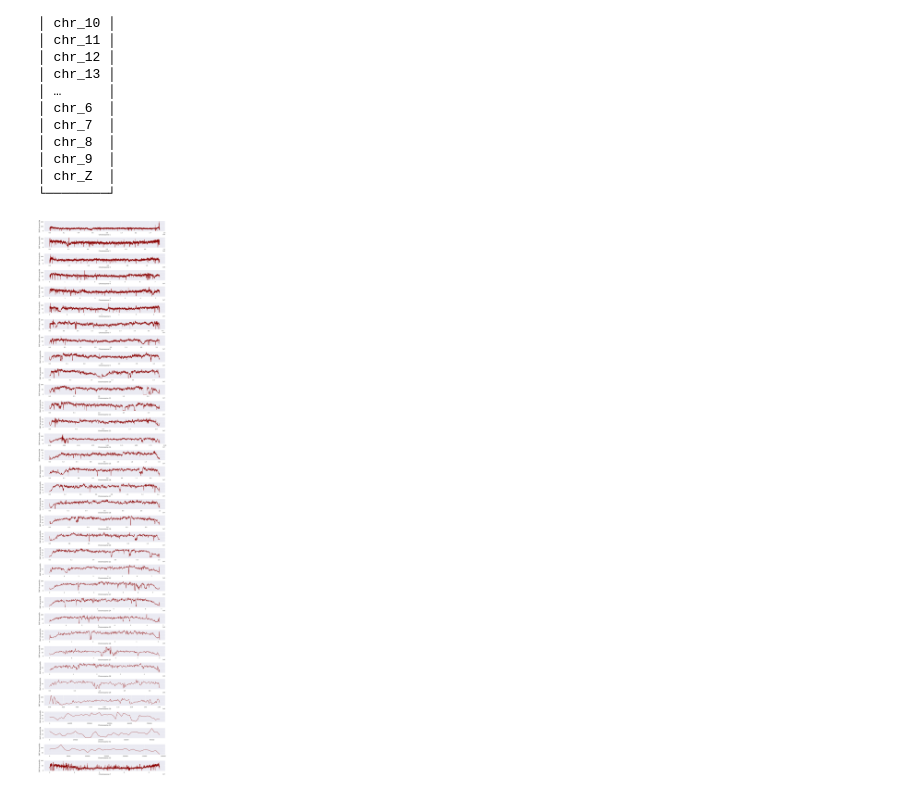
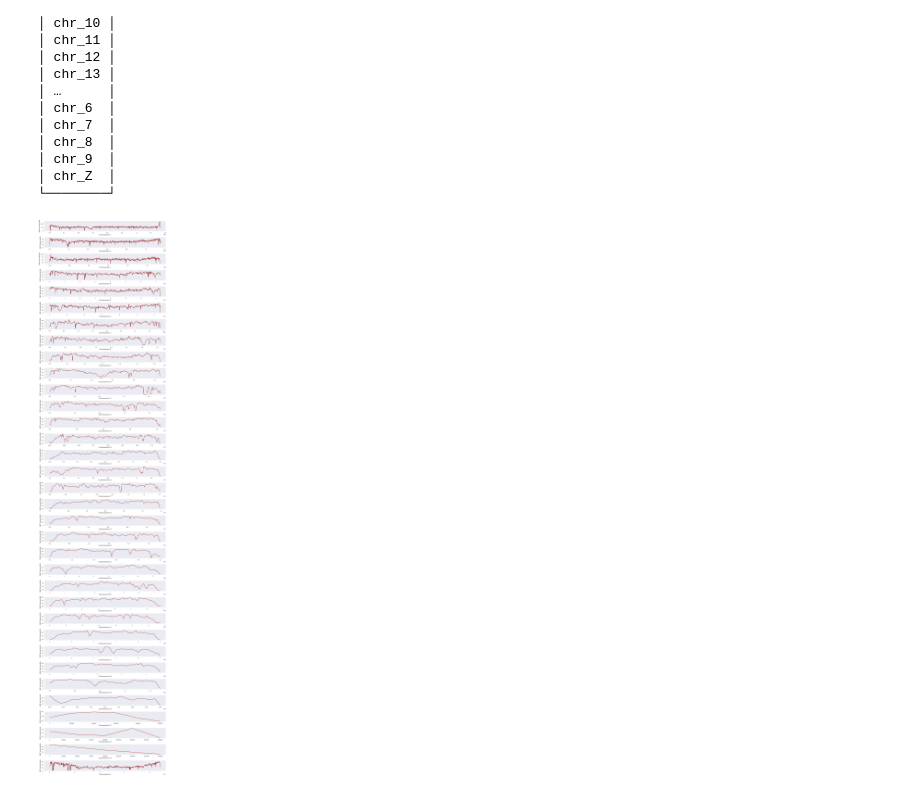
Before and after one commit to Orion-Pirku/MasterThesis, a Jupyter notebook: scripts/SNPDensity.ipynb, the cells around one changed output. Saved outputs shown, nothing was run; the diff lists cells and outputs as text; code cells hidden in the pictures.

```diff
--- a/scripts/SNPDensity.ipynb
+++ b/scripts/SNPDensity.ipynb
@@ -52,7 +52,7 @@ def load_files_from_directory(
 
 # Example usage
 file_directory: str = "../vcf_stats/"  # Specify the directory
-pattern: str = "*_10000_*.phased.snpden"  # Define the file pattern
+pattern: str = "*_100000_*.phased.snpden"  # Define the file pattern
 
 # Load files based on the pattern
 files_data: Dict[str, pl.DataFrame] = load_files_from_directory(file_directory, pattern)
@@ -64,8 +64,8 @@ from email.policy import default
 
 
 def merge_dataframes_from_dict(
-    dataframes: Dict[str, pl.DataFrame],
-    first_file_key: str
+    dataFrames: Dict[str, pl.DataFrame],
+    first_file_keyName: str
 ) -> pl.DataFrame:
     """
     Merges DataFrames stored in a dictionary based on a common column ('CHROM').
@@ -73,22 +73,22 @@ def merge_dataframes_from_dict(
 
     Args:
     - dataframes: A dictionary where the keys are file names and the values are DataFrames.
-    - first_file_key: The key for the first DataFrame to use as the base for column names.
+    - first_file_keyName: The key name for the first DataFrame to use as the base for column names.
 
     Returns:
     - A single merged DataFrame with rows from all DataFrames, retaining the column names of the first DataFrame.
     """
     # Get the first DataFrame from the dictionary
-    merged_df: pl.DataFrame = dataframes.get(first_file_key, None)
+    merged_df: pl.DataFrame = dataFrames.get(first_file_keyName, None) # type: ignore
 
     # Iterate over the rest of the DataFrames and merge them
-    for key, df in dataframes.items():
-        if key != first_file_key:
+    for key, df in dataFrames.items():
+        if key != first_file_keyName:
             merged_df = merged_df.merge_sorted(df, key="CHROM", )
 
     return merged_df
 
-merged_vcf_stats: pl.DataFrame = merge_dataframes_from_dict(files_data, 'snp_density_10000_sorted_chr_1.phased')
+merged_vcf_stats: pl.DataFrame = merge_dataframes_from_dict(files_data, 'snp_density_100000_sorted_chr_1.phased')
 print(merged_vcf_stats.select("CHROM").unique().sort("CHROM"))
 # %% [output]
 shape: (34, 1)
@@ -146,44 +146,43 @@ def chrom_numeric_label(chrom: str) -> Union[str, int]:
     chrom = chrom.lower().replace("chr_", "").replace("chr", "")
     return chrom.upper() if not chrom.isdigit() else int(chrom)
 
-def plot_chromosome_density(dataFrame: pl.DataFrame):
+def plot_chromosome_density(dataFrame: pl.DataFrame, xValues: str, yValues: str, plotLineColor: str, outFileName: str, outFileFormat: str):
     pandas_dataFrame: pd.DataFrame = dataFrame.to_pandas()
 
     # Extract sortable chromosome order and clean display label
     pandas_dataFrame["CHROM_SORT"] = pandas_dataFrame["CHROM"].apply(chrom_to_sortable)
     pandas_dataFrame["CHROM_LABEL"] = pandas_dataFrame["CHROM"].apply(chrom_numeric_label)
 
     seaborn.set_style("darkgrid")
 
     # Sort chromosomes by the sortable value
     chromosomes = pandas_dataFrame.drop_duplicates(subset="CHROM").sort_values("CHROM_SORT")
 
     fig, axes = plt.subplots(len(chromosomes), 1, figsize=(14, min(6 * len(chromosomes), 60)))
 
     if len(chromosomes) == 1:
         axes = [axes]
 
     for i, (_, row) in enumerate(chromosomes.iterrows()):
         chrom_label = row["CHROM_LABEL"]
         chrom_sort_val = row["CHROM_SORT"]
         chrom_orig = row["CHROM"]
         chromosome_data = pandas_dataFrame[pandas_dataFrame["CHROM"] == chrom_orig]
 
         seaborn.lineplot(
             data=chromosome_data,
-            x="BIN_START",
-            y="VARIANTS/KB",
-            color="darkred",
+            x=xValues,
+            y=yValues,
+            color=plotLineColor,
             ax=axes[i]
         )
         axes[i].set_xlabel(f"Chromosome {chrom_label}", fontsize=12)
         axes[i].set_ylabel("SNP Variants/Kb", fontsize=12)
 
     plt.tight_layout()
-    plt.show()
-    plt.savefig("snp_density", format="png", dpi=600, bbox_inches="tight")
+    plt.savefig(outFileName, format=outFileFormat, dpi=600, bbox_inches="tight")
 
 
-plot_chromosome_density(sorted_vcf_stats)
+plot_chromosome_density(sorted_vcf_stats, xValues="BIN_START", yValues='VARIANTS/KB', plotLineColor='darkred', outFileName='SNPDensity_100kb.png', outFileFormat="png")
 # %% [output]
-[figure, old version]
+[figure, new version]
```
Also changed, not shown: parts of 1 cell of this notebook, 1 other file.
